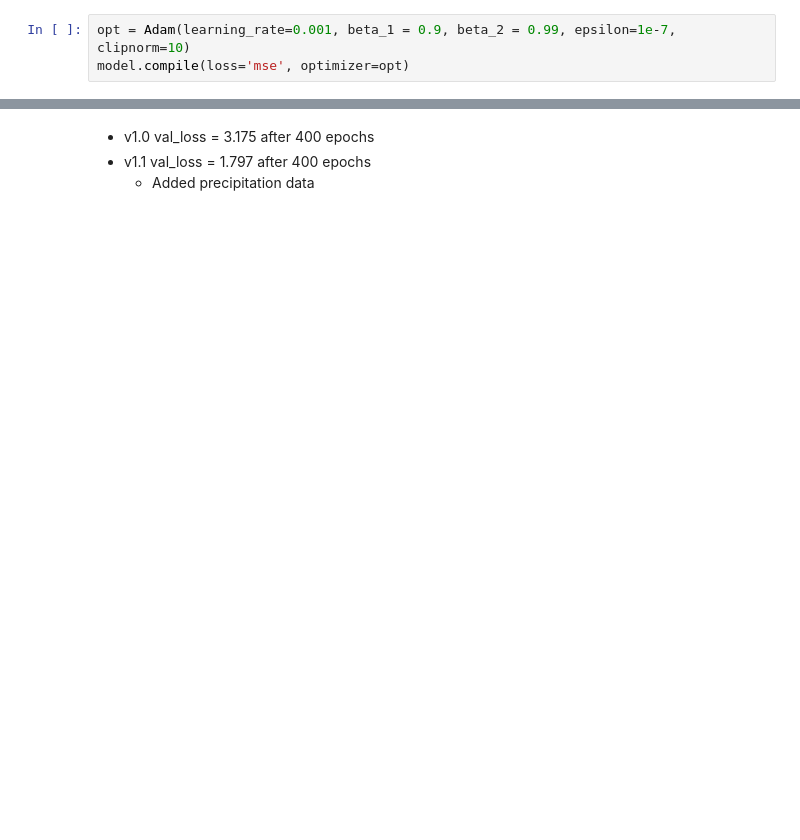
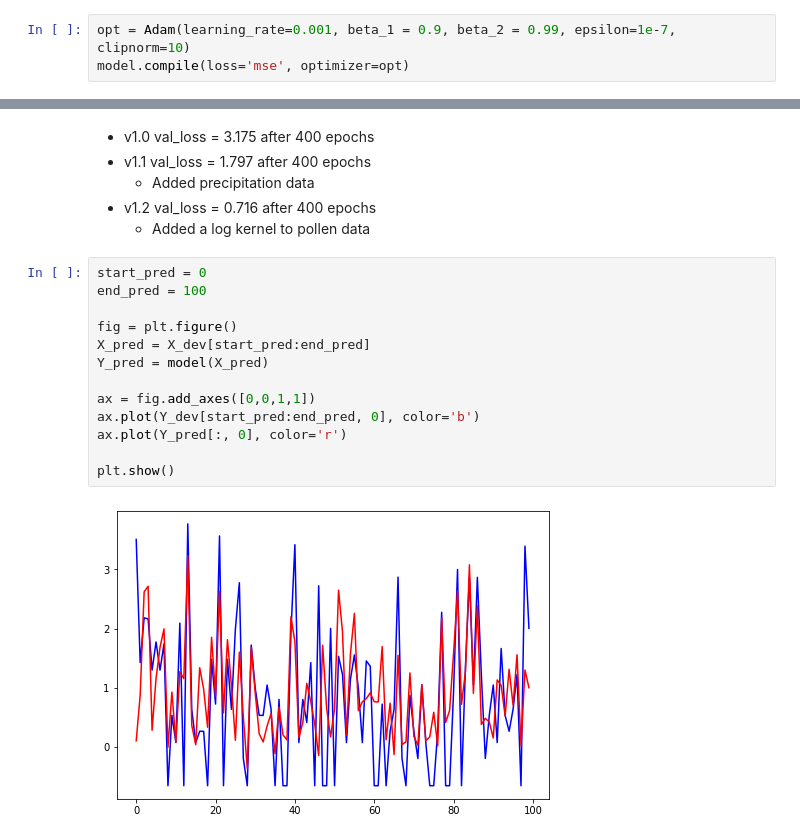
Before and after one commit to bolito2/pollen-forecast, a Jupyter notebook: forecast.ipynb, the cells around one changed output, grey strips where cells are left out. Cells and saved outputs as stored; diff of their text form; blank space fills up the shorter version.

```diff
--- a/forecast.ipynb
+++ b/forecast.ipynb
@@ -409,3 +412,20 @@ plt.show()
 - v1.0 val_loss = 3.175 after 400 epochs
 - v1.1 val_loss = 1.797 after 400 epochs
     - Added precipitation data
+- v1.2 val_loss = 0.716 after 400 epochs
+    - Added a log kernel to pollen data
+# %%
+start_pred = 0
+end_pred = 100
+
+fig = plt.figure()
+X_pred = X_dev[start_pred:end_pred]
+Y_pred = model(X_pred)
+
+ax = fig.add_axes([0,0,1,1])
+ax.plot(Y_dev[start_pred:end_pred, 0], color='b')
+ax.plot(Y_pred[:, 0], color='r')
+
+plt.show()
+# %% [output]
+[figure, added]
```
Also changed, not shown: parts of 17 cells of this notebook.
